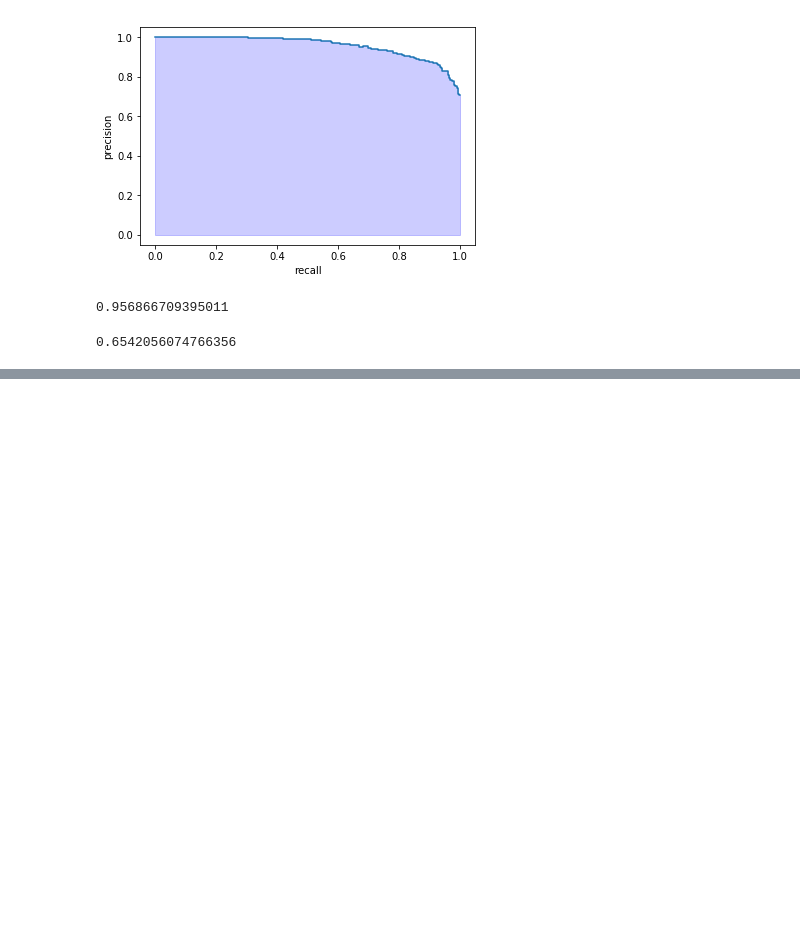
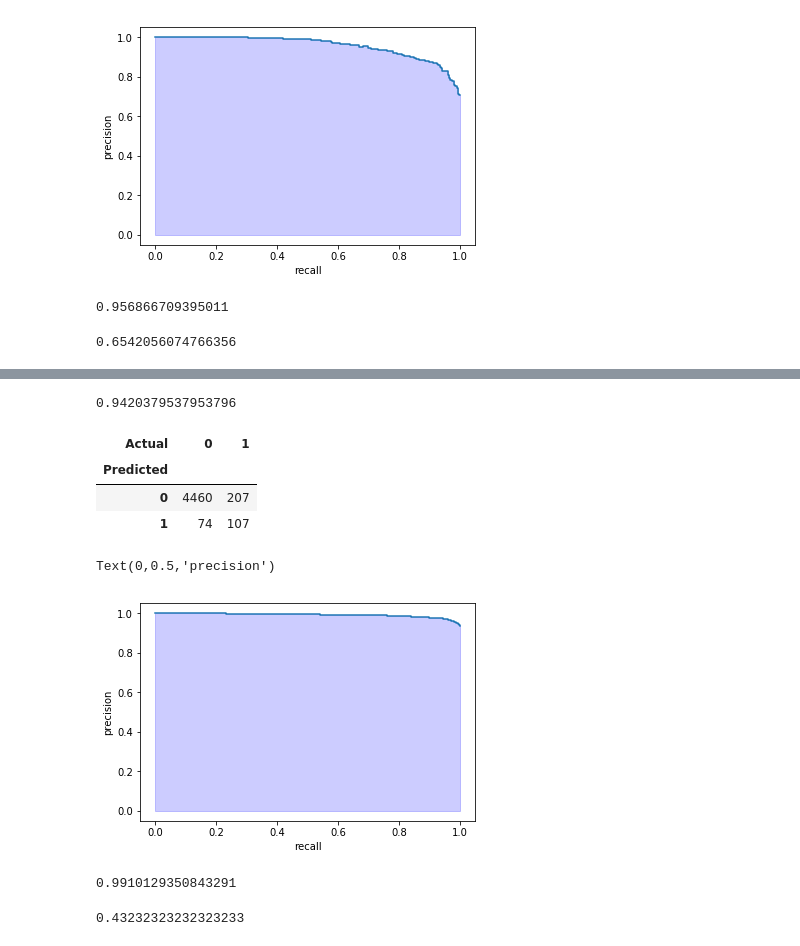
Before and after one commit to mneira10/monInv, a Jupyter notebook: 3.6 Classify flux from oversampled magnitude.ipynb, the cells around one changed output, grey strips where cells are left out. Drawn from its saved outputs; the diff is of its cells as text; code cells hidden in the pictures; blank space fills up the shorter version.

```diff
--- a/3.6 Classify flux from oversampled magnitude.ipynb
+++ b/3.6 Classify flux from oversampled magnitude.ipynb
@@ -126,0 +129,16 @@ f1_score(np.array(preds),np.array(y_test))
+# %%
+alldata = pd.concat([diego_t,diego_nt])
+
+alldata = alldata.sample(frac=1)
+
+all_train, all_test= train_test_split(alldata,test_size = 0.25)
+
+all_test = all_test.iloc[all_test.index.get_level_values('copy_num') == 0]
+# %%
+all_train = all_train.sample(frac=1)
+all_test = all_test.sample(frac=1)
+# %%
+features = all_train.columns[2:-2]
+print(features)
+y_train = np.array(all_train['fact_Class'])
+y_test = np.array(all_test['fact_Class'])
@@ -126,0 +163,3 @@ f1_score(np.array(preds),np.array(y_test))
+# %%
+clf = RandomForestClassifier(n_estimators=50,random_state=0, class_weight='balanced')
+clf.fit(all_train[features], y_train)
@@ -126,0 +174,33 @@ f1_score(np.array(preds),np.array(y_test))
+# %%
+clf.score(all_test[features],y_test)
+# %% [output]
+0.9420379537953796
+# %%
+preds = clf.predict(all_test[features])
+pd.crosstab(preds, y_test, rownames=['Predicted '], colnames=['Actual '])
+# %% [output]
+| Actual | 0 | 1 |
+| Predicted |  |  |
+| 0 | 4460 | 207 |
+| 1 | 74 | 107 |
+# %%
+# plt.style.use(['dark_background'])
+preds1 = clf.predict_proba(all_test[features])
+precision, recall, _ = precision_recall_curve(y_test, preds1[:,0],pos_label=0)
+
+plt.step(recall,precision)
+plt.fill_between(recall, precision,step='pre', alpha=0.2,
+                 color='b')
+plt.xlabel('recall')
+plt.ylabel('precision')
+# %% [output]
+Text(0,0.5,'precision')
+[figure, added]
+# %%
+integrate.trapz(precision[::-1],recall[::-1])
+# %% [output]
+0.9910129350843291
+# %%
+f1_score(np.array(preds),np.array(y_test))
+# %% [output]
+0.43232323232323233
```
Also changed, not shown: parts of 4 cells of this notebook.
